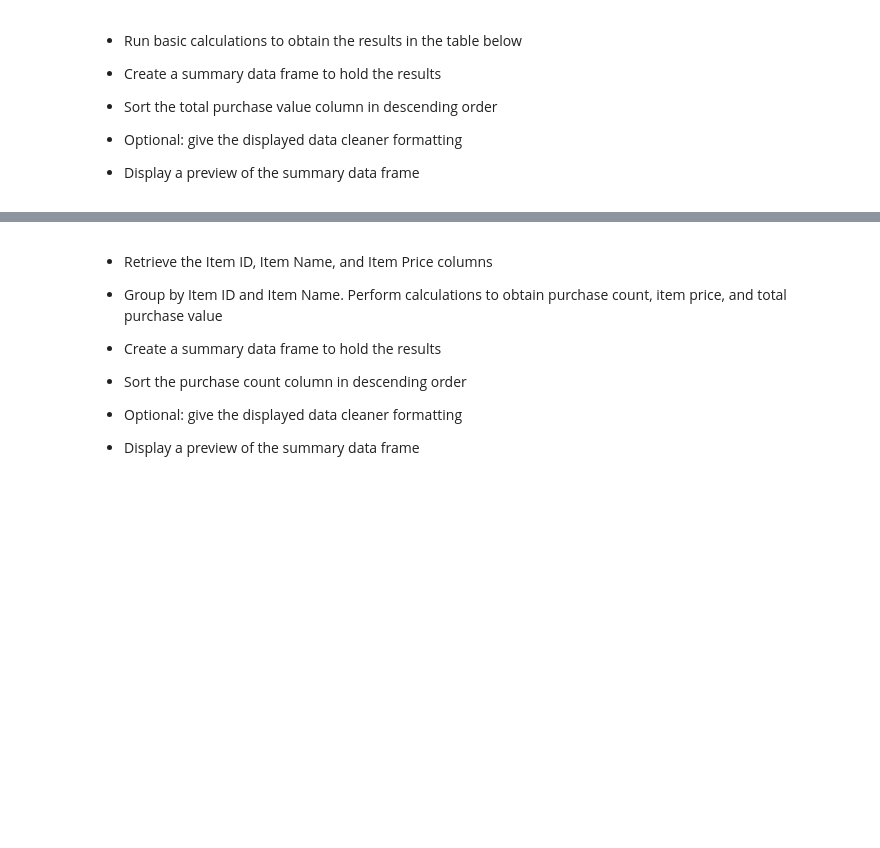
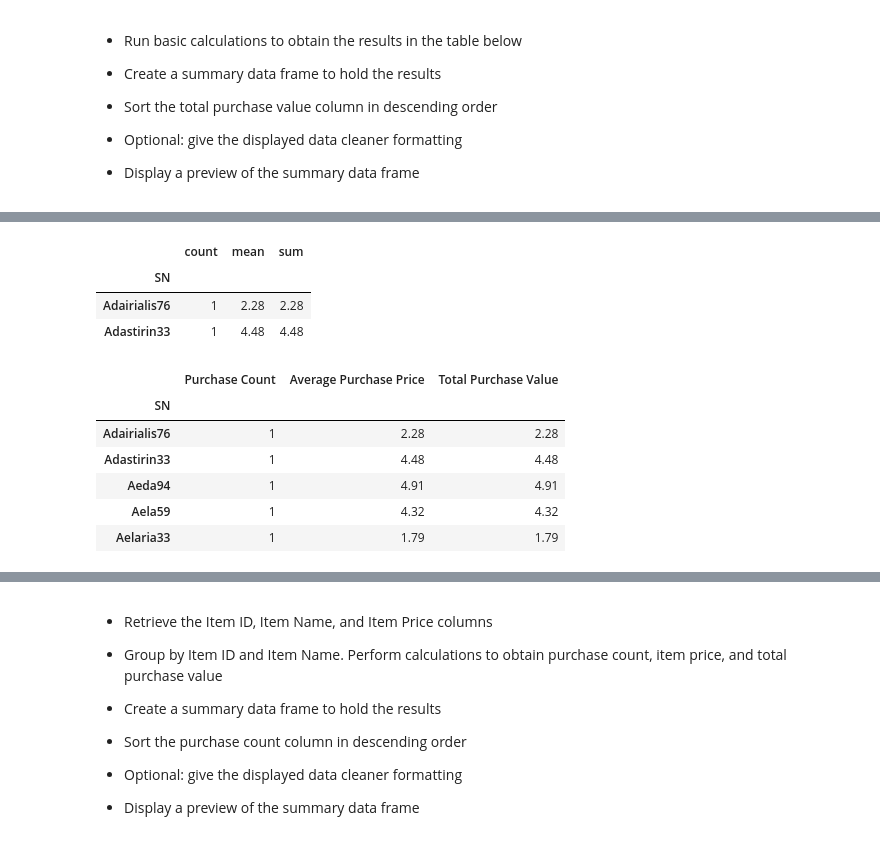
Before and after one commit to Romina-R/pandas-challenge, a Jupyter notebook: HeroesOfPymoli/HeroesOfPymoli_starter-RR.ipynb, the cells around one changed output, grey strips where cells are left out. Cells and saved outputs as stored; diff of their text form; code cells hidden in the pictures; blank space fills up the shorter version.

```diff
--- a/HeroesOfPymoli/HeroesOfPymoli_starter-RR.ipynb
+++ b/HeroesOfPymoli/HeroesOfPymoli_starter-RR.ipynb
@@ -400,0 +398,27 @@ final_purch_by_age_summary_df
+# %%
+#purchasing_AnalysisAge_df = df.groupby("Age Range").Price.agg(['count','mean','sum'])
+df_groupby_SN = df.groupby("SN").Price.agg(['count','mean','sum'])
+
+
+df_groupby_SN.head(2)
+# %% [output]
+|  | count | mean | sum |
+| SN |  |  |  |
+| Adairialis76 | 1 | 2.28 | 2.28 |
+| Adastirin33 | 1 | 4.48 | 4.48 |
+# %%
+rn_groupby_SN = df_groupby_SN.rename(columns={
+    "count":"Purchase Count",
+    "mean": "Average Purchase Price",
+    "sum": "Total Purchase Value"
+})
+
+rn_groupby_SN.head()
+# %% [output]
+|  | Purchase Count | Average Purchase Price | Total Purchase Value |
+| SN |  |  |  |
+| Adairialis76 | 1 | 2.28 | 2.28 |
+| Adastirin33 | 1 | 4.48 | 4.48 |
+| Aeda94 | 1 | 4.91 | 4.91 |
+| Aela59 | 1 | 4.32 | 4.32 |
+| Aelaria33 | 1 | 1.79 | 1.79 |
```
Also changed, not shown: parts of 12 cells of this notebook.
